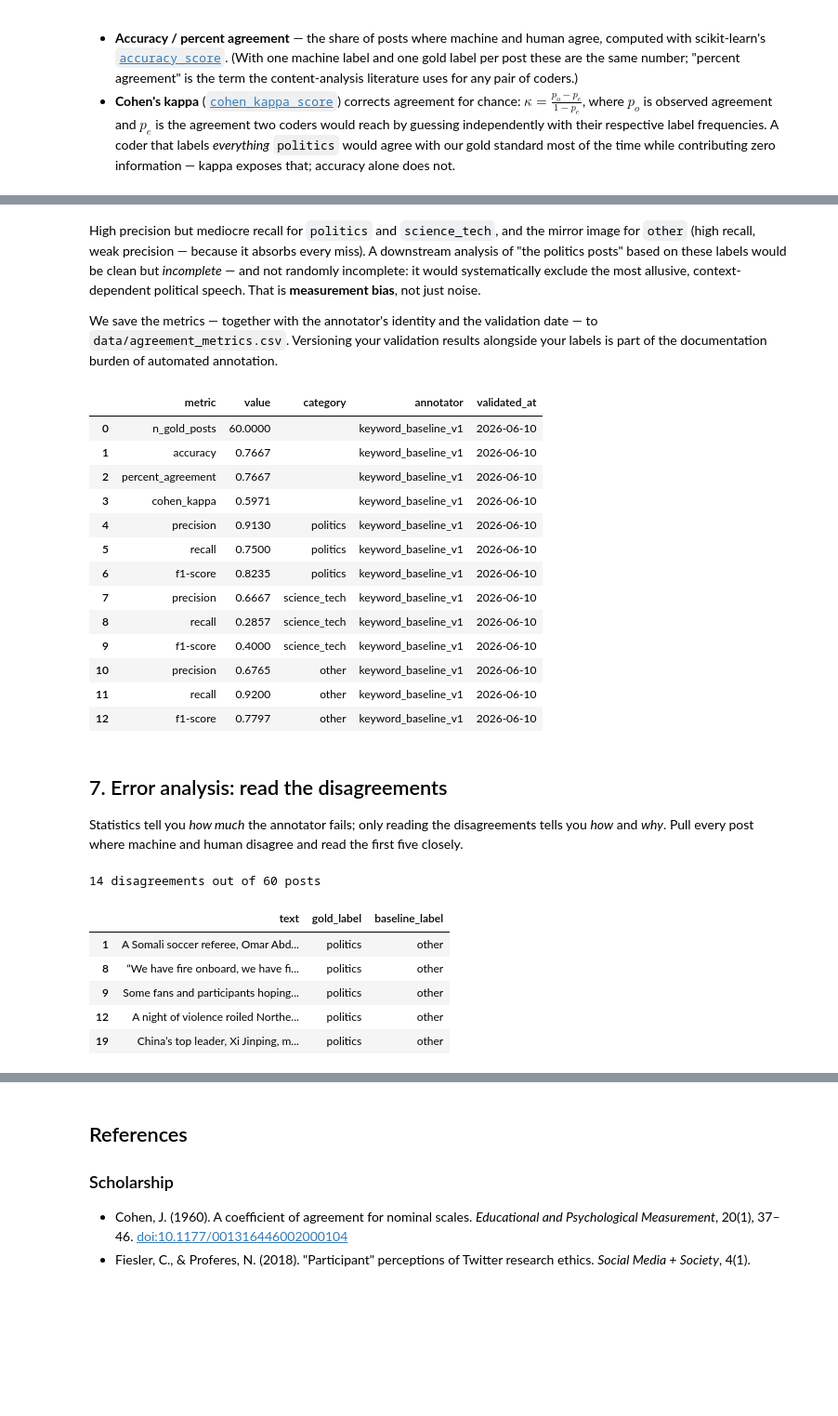
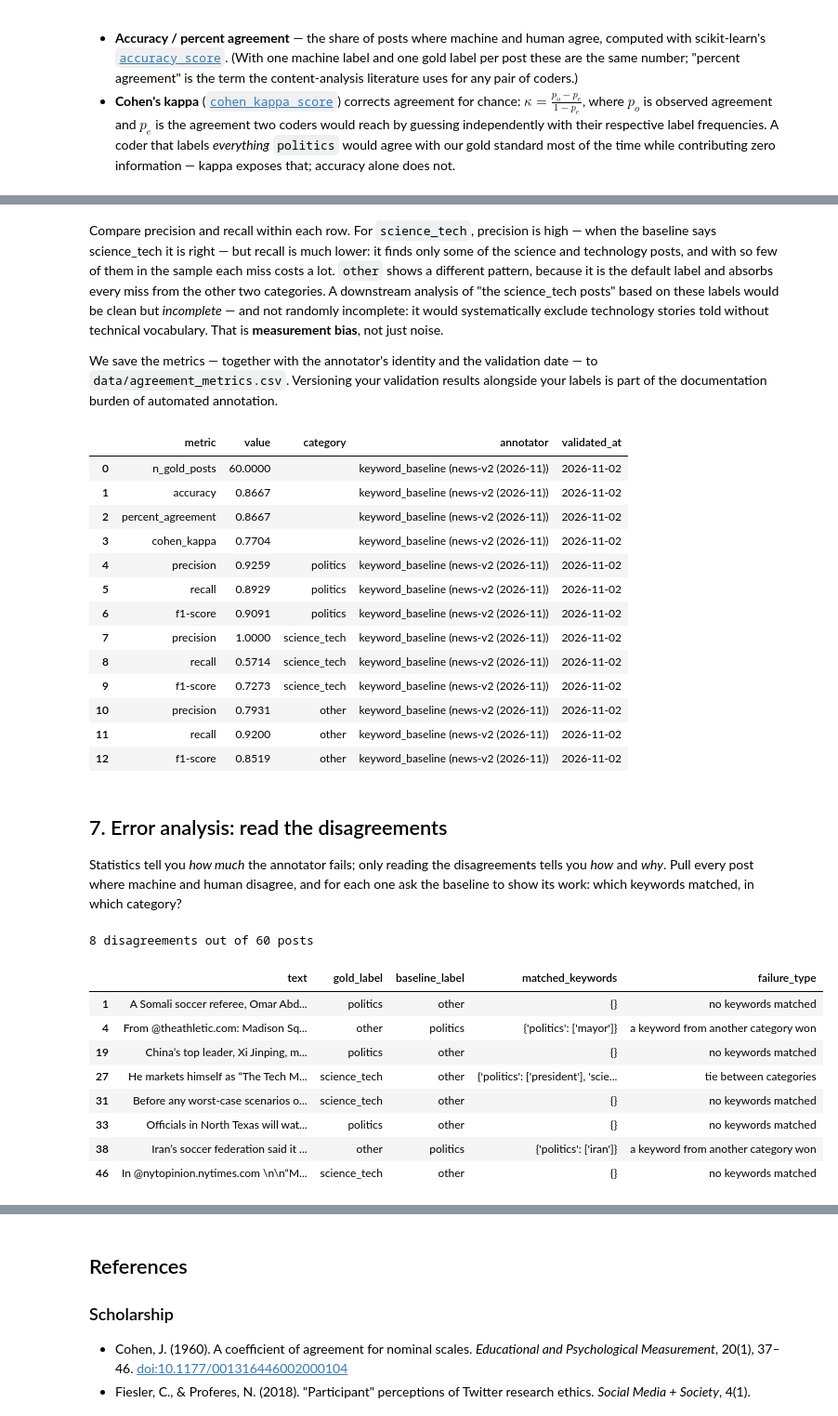
Before and after one commit to brianckeegan/bluesky-datascience, a Jupyter notebook: Notebooks/Part 08 - LLMs as Research Assistants/Part 08 - LLMs as Research Assistants.ipynb, the cells around one changed output, grey strips where cells are left out. Shown at 93% size. Saved outputs shown, nothing was run; the diff lists cells and outputs as text; code cells hidden in the pictures; blank space fills up the shorter version.

```diff
--- a/Notebooks/Part 08 - LLMs as Research Assistants/Part 08 - LLMs as Research Assistants.ipynb
+++ b/Notebooks/Part 08 - LLMs as Research Assistants/Part 08 - LLMs as Research Assistants.ipynb
@@ -432,8 +453,9 @@ for category, keywords in KEYWORD_RULES.items():
     print('  ' + ', '.join(keywords[:14]) + ', ...')
 
 print('\nExamples:')
-for text in ['Final grades submitted.',
-             'Thank a Trump voter.',
-             'Provolone is the worst cheese for a sandwich.']:
-    print(f"  {keyword_label(text):>12} <- {text!r}")
+for text in ['The Senate passed the spending bill on Tuesday.',
+             'Researchers published a new study of sleep and memory.',
+             'Here is our best five-ingredient lasagna recipe.',
+             "The tech company's president spoke at the conference."]:
+    print(f"  {keyword_label(text):>12} <- {text!r}  hits: {keyword_hits(text)}")
 # %% [output]
@@ -564,5 +598,5 @@ report_df
 # %% [markdown]
-High precision but mediocre recall for `politics` and `science_tech`, and the mirror image for `other` (high recall, weak precision — because it absorbs every miss). A downstream analysis of "the politics posts" based on these labels would be clean but *incomplete* — and not randomly incomplete: it would systematically exclude the most allusive, context-dependent political speech. That is **measurement bias**, not just noise.
+Compare precision and recall within each row. For `science_tech`, precision is high — when the baseline says science_tech it is right — but recall is much lower: it finds only some of the science and technology posts, and with so few of them in the sample each miss costs a lot. `other` shows a different pattern, because it is the default label and absorbs every miss from the other two categories. A downstream analysis of "the science_tech posts" based on these labels would be clean but *incomplete* — and not randomly incomplete: it would systematically exclude technology stories told without technical vocabulary. That is **measurement bias**, not just noise.
 
 We save the metrics — together with the annotator's identity and the validation date — to `data/agreement_metrics.csv`. Versioning your validation results alongside your labels is part of the documentation burden of automated annotation.
 # %%
@@ -578,41 +612,57 @@ for cat in LABELS:
                              'category': cat})
 
 metrics_df = pd.DataFrame(metrics_rows)
-metrics_df['annotator'] = 'keyword_baseline_v1'
+metrics_df['annotator'] = f'keyword_baseline ({CODEBOOK_VERSION})'
 metrics_df['validated_at'] = datetime.now(timezone.utc).date().isoformat()
 metrics_df.to_csv('data/agreement_metrics.csv', index=False)
 metrics_df
 # %% [output]
 |  | metric | value | category | annotator | validated_at |
-| 0 | n_gold_posts | 60.0000 |  | keyword_baseline_v1 | 2026-06-10 |
-| 1 | accuracy | 0.7667 |  | keyword_baseline_v1 | 2026-06-10 |
-| 2 | percent_agreement | 0.7667 |  | keyword_baseline_v1 | 2026-06-10 |
-| 3 | cohen_kappa | 0.5971 |  | keyword_baseline_v1 | 2026-06-10 |
-| 4 | precision | 0.9130 | politics | keyword_baseline_v1 | 2026-06-10 |
-| 5 | recall | 0.7500 | politics | keyword_baseline_v1 | 2026-06-10 |
-| 6 | f1-score | 0.8235 | politics | keyword_baseline_v1 | 2026-06-10 |
-| 7 | precision | 0.6667 | science_tech | keyword_baseline_v1 | 2026-06-10 |
-| 8 | recall | 0.2857 | science_tech | keyword_baseline_v1 | 2026-06-10 |
-| 9 | f1-score | 0.4000 | science_tech | keyword_baseline_v1 | 2026-06-10 |
-| 10 | precision | 0.6765 | other | keyword_baseline_v1 | 2026-06-10 |
-| 11 | recall | 0.9200 | other | keyword_baseline_v1 | 2026-06-10 |
-| 12 | f1-score | 0.7797 | other | keyword_baseline_v1 | 2026-06-10 |
+| 0 | n_gold_posts | 60.0000 |  | keyword_baseline (news-v2 (2026-11)) | 2026-11-02 |
+| 1 | accuracy | 0.8667 |  | keyword_baseline (news-v2 (2026-11)) | 2026-11-02 |
+| 2 | percent_agreement | 0.8667 |  | keyword_baseline (news-v2 (2026-11)) | 2026-11-02 |
+| 3 | cohen_kappa | 0.7704 |  | keyword_baseline (news-v2 (2026-11)) | 2026-11-02 |
+| 4 | precision | 0.9259 | politics | keyword_baseline (news-v2 (2026-11)) | 2026-11-02 |
+| 5 | recall | 0.8929 | politics | keyword_baseline (news-v2 (2026-11)) | 2026-11-02 |
+| 6 | f1-score | 0.9091 | politics | keyword_baseline (news-v2 (2026-11)) | 2026-11-02 |
+| 7 | precision | 1.0000 | science_tech | keyword_baseline (news-v2 (2026-11)) | 2026-11-02 |
+| 8 | recall | 0.5714 | science_tech | keyword_baseline (news-v2 (2026-11)) | 2026-11-02 |
+| 9 | f1-score | 0.7273 | science_tech | keyword_baseline (news-v2 (2026-11)) | 2026-11-02 |
+| 10 | precision | 0.7931 | other | keyword_baseline (news-v2 (2026-11)) | 2026-11-02 |
+| 11 | recall | 0.9200 | other | keyword_baseline (news-v2 (2026-11)) | 2026-11-02 |
+| 12 | f1-score | 0.8519 | other | keyword_baseline (news-v2 (2026-11)) | 2026-11-02 |
 # %% [markdown]
 ## 7. Error analysis: read the disagreements
 
-Statistics tell you *how much* the annotator fails; only reading the disagreements tells you *how* and *why*. Pull every post where machine and human disagree and read the first five closely.
+Statistics tell you *how much* the annotator fails; only reading the disagreements tells you *how* and *why*. Pull every post where machine and human disagree, and for each one ask the baseline to show its work: which keywords matched, in which category?
 # %%
-disagreements = gold[gold['gold_label'] != gold['baseline_label']]
+disagreements = gold[gold['gold_label'] != gold['baseline_label']].copy()
 print(f"{len(disagreements)} disagreements out of {len(gold)} posts\n")
 
+def failure_type(text):
+    hits = keyword_hits(text)
+    counts = {category: len(words) for category, words in hits.items()}
+    if sum(counts.values()) == 0:
+        return 'no keywords matched'
+    if len(set(counts.values())) == 1:
+        return 'tie between categories'
+    return 'a keyword from another category won'
+
+disagreements['matched_keywords'] = disagreements['text'].apply(
+    lambda t: {c: w for c, w in keyword_hits(t).items() if w})
+disagreements['failure_type'] = disagreements['text'].apply(failure_type)
+
 with pd.option_context('display.max_colwidth', 110):
-    display(disagreements[['text', 'gold_label', 'baseline_label']].head(5))
+    display(disagreements[['text', 'gold_label', 'baseline_label', 'matched_keywords', 'failure_type']])
 # %% [output]
-14 disagreements out of 60 posts
+8 disagreements out of 60 posts
-|  | text | gold_label | baseline_label |
-| 1 | A Somali soccer referee, Omar Abd... | politics | other |
-| 8 | “We have fire onboard, we have fi... | politics | other |
-| 9 | Some fans and participants hoping... | politics | other |
-| 12 | A night of violence roiled Northe... | politics | other |
-| 19 | China’s top leader, Xi Jinping, m... | politics | other |
+|  | text | gold_label | baseline_label | matched_keywords | failure_type |
+| 1 | A Somali soccer referee, Omar Abd... | politics | other | {} | no keywords matched |
+| 4 | From @theathletic.com: Madison Sq... | other | politics | {'politics': ['mayor']} | a keyword from another category won |
+| 19 | China’s top leader, Xi Jinping, m... | politics | other | {} | no keywords matched |
+| 27 | He markets himself as “The Tech M... | science_tech | other | {'politics': ['president'], 'scie... | tie between categories |
+| 31 | Before any worst-case scenarios o... | science_tech | other | {} | no keywords matched |
+| 33 | Officials in North Texas will wat... | politics | other | {} | no keywords matched |
+| 38 | Iran’s soccer federation said it ... | other | politics | {'politics': ['iran']} | a keyword from another category won |
+| 46 | In @nytopinion.nytimes.com \n\n“M... | science_tech | other | {} | no keywords matched |
 # %% [markdown]
```
Also changed, not shown: parts of 32 cells of this notebook, 8 other files.
